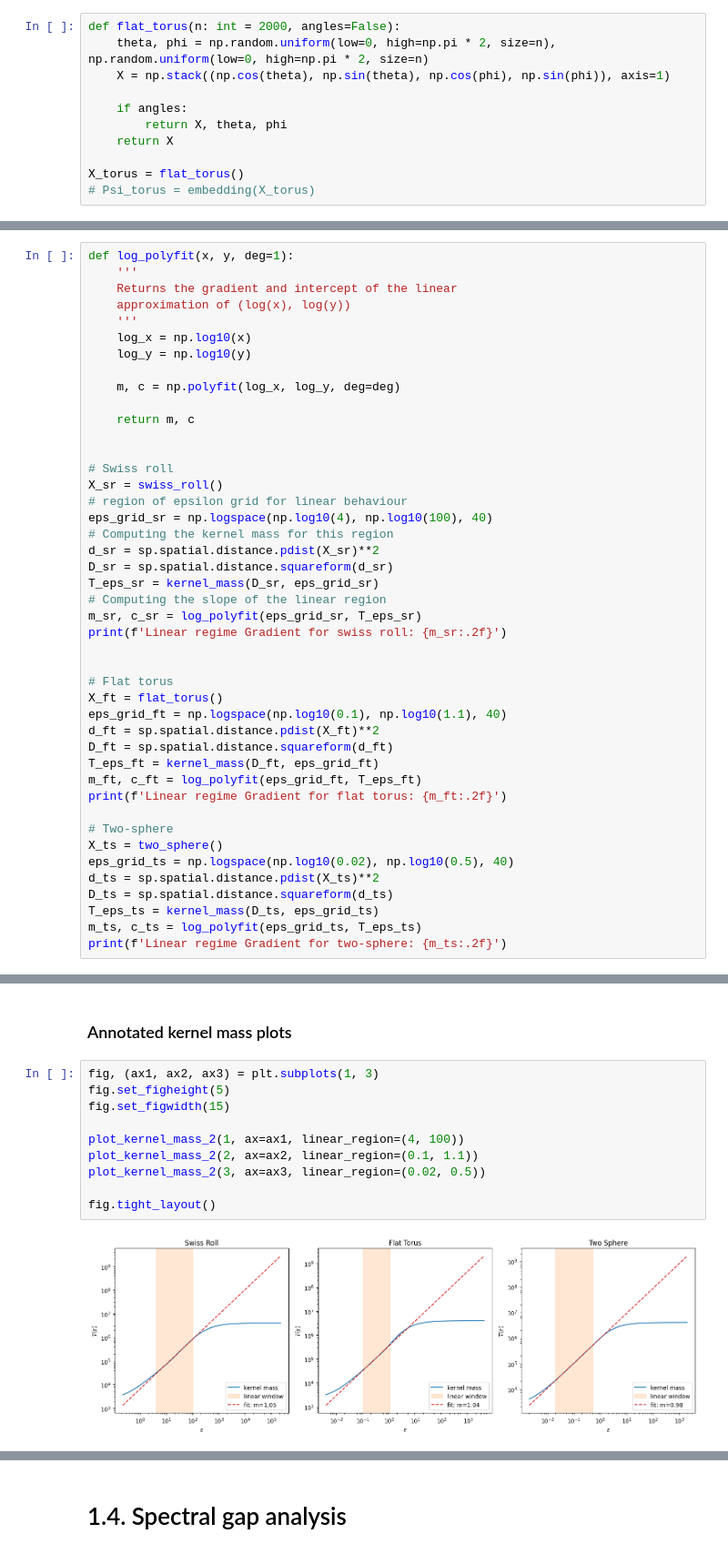
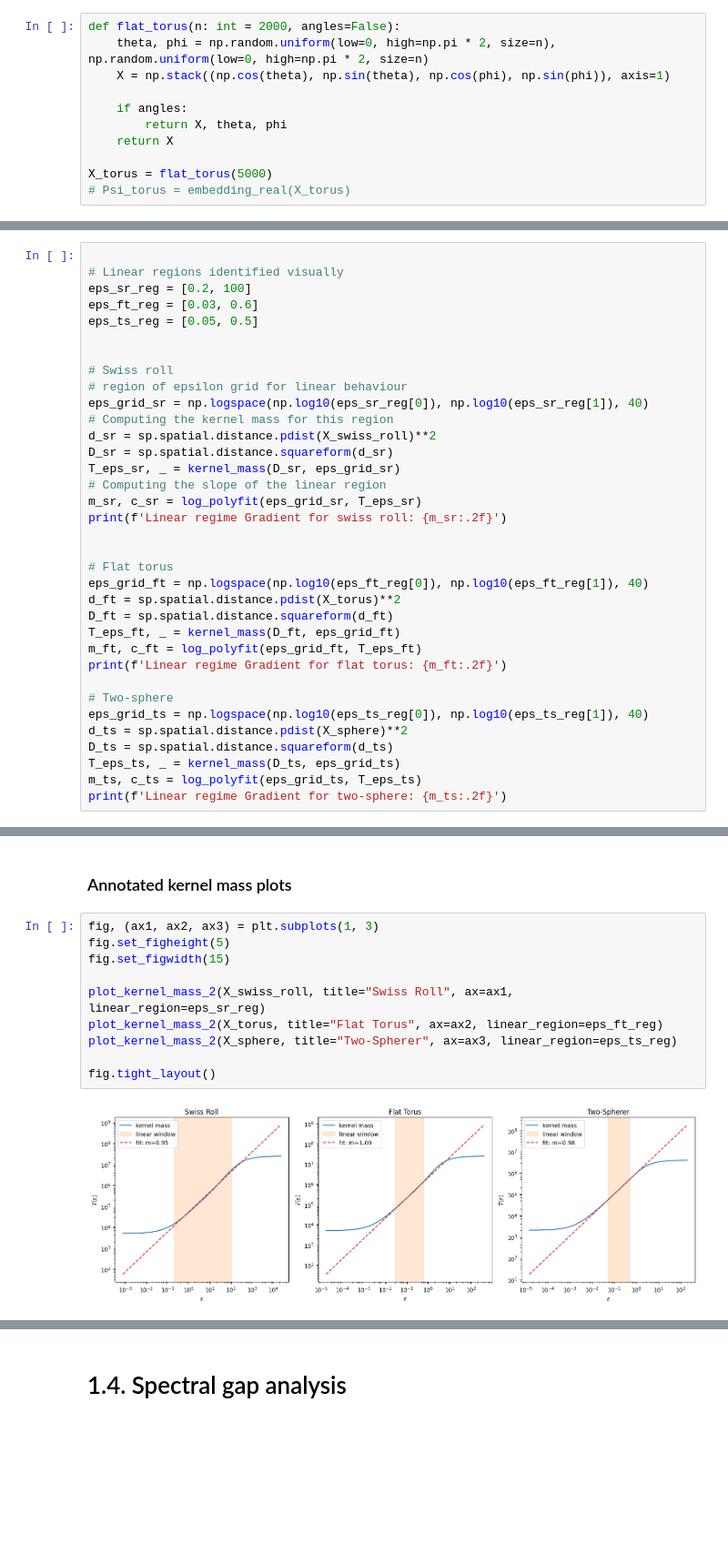
Before and after one commit to adamfowliee/JDKF_Starter, a Jupyter notebook: InitialTasks/diffusion.ipynb, the cells around one changed output, grey strips where cells are left out. Shown at 91% size. Cells and saved outputs as stored; diff of their text form; blank space fills up the shorter version.

```diff
--- a/InitialTasks/diffusion.ipynb
+++ b/InitialTasks/diffusion.ipynb
@@ -261,8 +166,8 @@ def flat_torus(n: int = 2000, angles=False):
         return X, theta, phi
     return X
 
-X_torus = flat_torus()
-# Psi_torus = embedding(X_torus)
+X_torus = flat_torus(5000)
+# Psi_torus = embedding_real(X_torus)
 # %% [markdown]
 ## Two-sphere
 # %%
@@ -365,45 +300,36 @@ plot_kernel_mass(3, ax=ax3)
 # %%
-def log_polyfit(x, y, deg=1):
-    '''
-    Returns the gradient and intercept of the linear
-    approximation of (log(x), log(y))
-    '''
-    log_x = np.log10(x)
-    log_y = np.log10(y)
 
-    m, c = np.polyfit(log_x, log_y, deg=deg)
-
-    return m, c
+# Linear regions identified visually
+eps_sr_reg = [0.2, 100]
+eps_ft_reg = [0.03, 0.6]
+eps_ts_reg = [0.05, 0.5]
 
 
 # Swiss roll
-X_sr = swiss_roll()
 # region of epsilon grid for linear behaviour
-eps_grid_sr = np.logspace(np.log10(4), np.log10(100), 40)
+eps_grid_sr = np.logspace(np.log10(eps_sr_reg[0]), np.log10(eps_sr_reg[1]), 40)
 # Computing the kernel mass for this region
-d_sr = sp.spatial.distance.pdist(X_sr)**2
+d_sr = sp.spatial.distance.pdist(X_swiss_roll)**2
 D_sr = sp.spatial.distance.squareform(d_sr)
-T_eps_sr = kernel_mass(D_sr, eps_grid_sr)
+T_eps_sr, _ = kernel_mass(D_sr, eps_grid_sr)
 # Computing the slope of the linear region
 m_sr, c_sr = log_polyfit(eps_grid_sr, T_eps_sr)
 print(f'Linear regime Gradient for swiss roll: {m_sr:.2f}')
 
 
 # Flat torus
-X_ft = flat_torus()
-eps_grid_ft = np.logspace(np.log10(0.1), np.log10(1.1), 40)
-d_ft = sp.spatial.distance.pdist(X_ft)**2
+eps_grid_ft = np.logspace(np.log10(eps_ft_reg[0]), np.log10(eps_ft_reg[1]), 40)
+d_ft = sp.spatial.distance.pdist(X_torus)**2
 D_ft = sp.spatial.distance.squareform(d_ft)
-T_eps_ft = kernel_mass(D_ft, eps_grid_ft)
+T_eps_ft, _ = kernel_mass(D_ft, eps_grid_ft)
 m_ft, c_ft = log_polyfit(eps_grid_ft, T_eps_ft)
 print(f'Linear regime Gradient for flat torus: {m_ft:.2f}')
 
 # Two-sphere
-X_ts = two_sphere()
-eps_grid_ts = np.logspace(np.log10(0.02), np.log10(0.5), 40)
-d_ts = sp.spatial.distance.pdist(X_ts)**2
+eps_grid_ts = np.logspace(np.log10(eps_ts_reg[0]), np.log10(eps_ts_reg[1]), 40)
+d_ts = sp.spatial.distance.pdist(X_sphere)**2
 D_ts = sp.spatial.distance.squareform(d_ts)
-T_eps_ts = kernel_mass(D_ts, eps_grid_ts)
+T_eps_ts, _ = kernel_mass(D_ts, eps_grid_ts)
 m_ts, c_ts = log_polyfit(eps_grid_ts, T_eps_ts)
 print(f'Linear regime Gradient for two-sphere: {m_ts:.2f}')
 # %% [output]
@@ -511,12 +398,12 @@ def plot_kernel_mass_2(data_cloud="swiss_roll", n=2000, ax=None, linear_region=N
 # %%
 fig, (ax1, ax2, ax3) = plt.subplots(1, 3)
 fig.set_figheight(5)
 fig.set_figwidth(15)
 
-plot_kernel_mass_2(1, ax=ax1, linear_region=(4, 100))
-plot_kernel_mass_2(2, ax=ax2, linear_region=(0.1, 1.1))
-plot_kernel_mass_2(3, ax=ax3, linear_region=(0.02, 0.5))
+plot_kernel_mass_2(X_swiss_roll, title="Swiss Roll", ax=ax1, linear_region=eps_sr_reg)
+plot_kernel_mass_2(X_torus, title="Flat Torus", ax=ax2, linear_region=eps_ft_reg)
+plot_kernel_mass_2(X_sphere, title="Two-Spherer", ax=ax3, linear_region=eps_ts_reg)
 
 fig.tight_layout()
 # %% [output]
-[figure, old version]
+[figure, new version]
```
Also changed, not shown: parts of 38 cells of this notebook.
